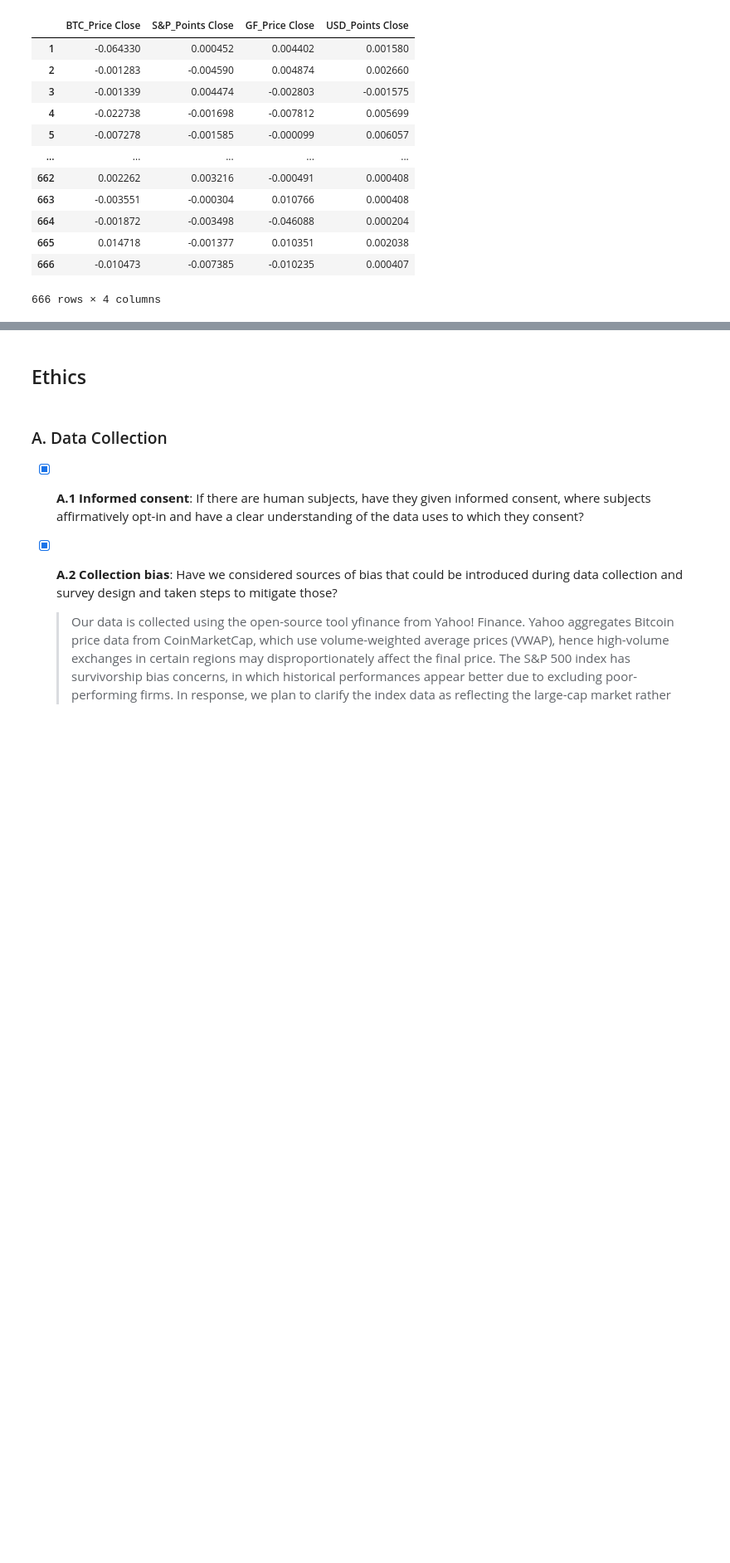
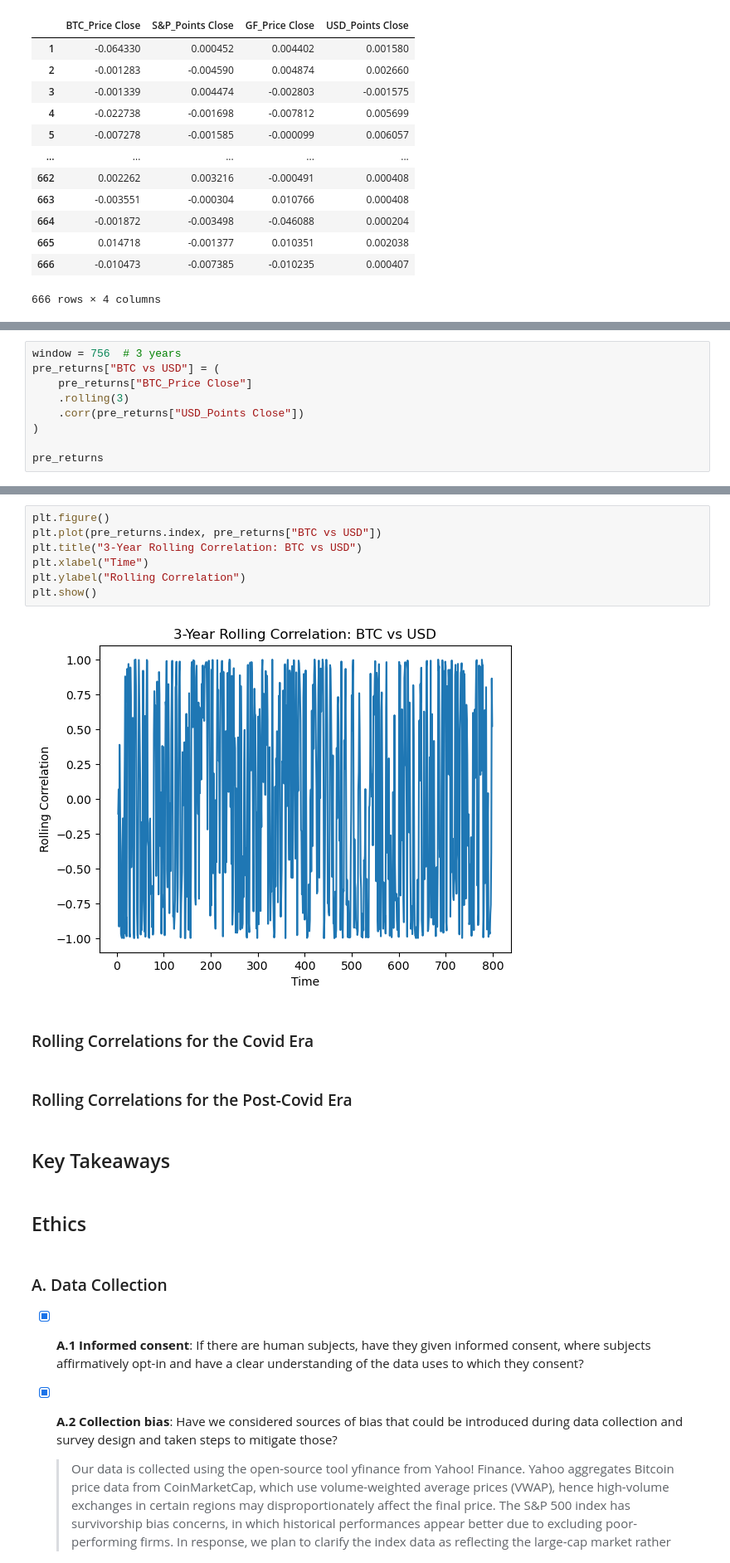
Before and after one commit to COGS108/Group110_WI26, a Jupyter notebook: 02-EDACheckpoint.ipynb, the cells around one changed output, grey strips where cells are left out. Shown at 83% size. Drawn from its saved outputs; the diff is of its cells as text; blank space fills up the shorter version.

Commit message:
Add stationary test and began rolling correlations

```diff
--- a/02-EDACheckpoint.ipynb
+++ b/02-EDACheckpoint.ipynb
@@ -743,0 +793,9 @@ plt.show()
+# %%
+window = 756  # 3 years
+pre_returns["BTC vs USD"] = (
+    pre_returns["BTC_Price Close"]
+    .rolling(3)
+    .corr(pre_returns["USD_Points Close"])
+)
+
+pre_returns
@@ -744,3 +816,18 @@ plt.show()
+# %%
+plt.figure()
+plt.plot(pre_returns.index, pre_returns["BTC vs USD"])
+plt.title("3-Year Rolling Correlation: BTC vs USD")
+plt.xlabel("Time")
+plt.ylabel("Rolling Correlation")
+plt.show()
+# %% [output]
+[figure, added]
+# %% [markdown]
+### Rolling Correlations for the Covid Era
+# %% [markdown]
+### Rolling Correlations for the Post-Covid Era
+# %% [markdown]
+## Key Takeaways
 # %% [markdown]
 ## Ethics
 # %% [markdown]
```
Also changed, not shown: parts of 23 cells of this notebook, 3 other files.
